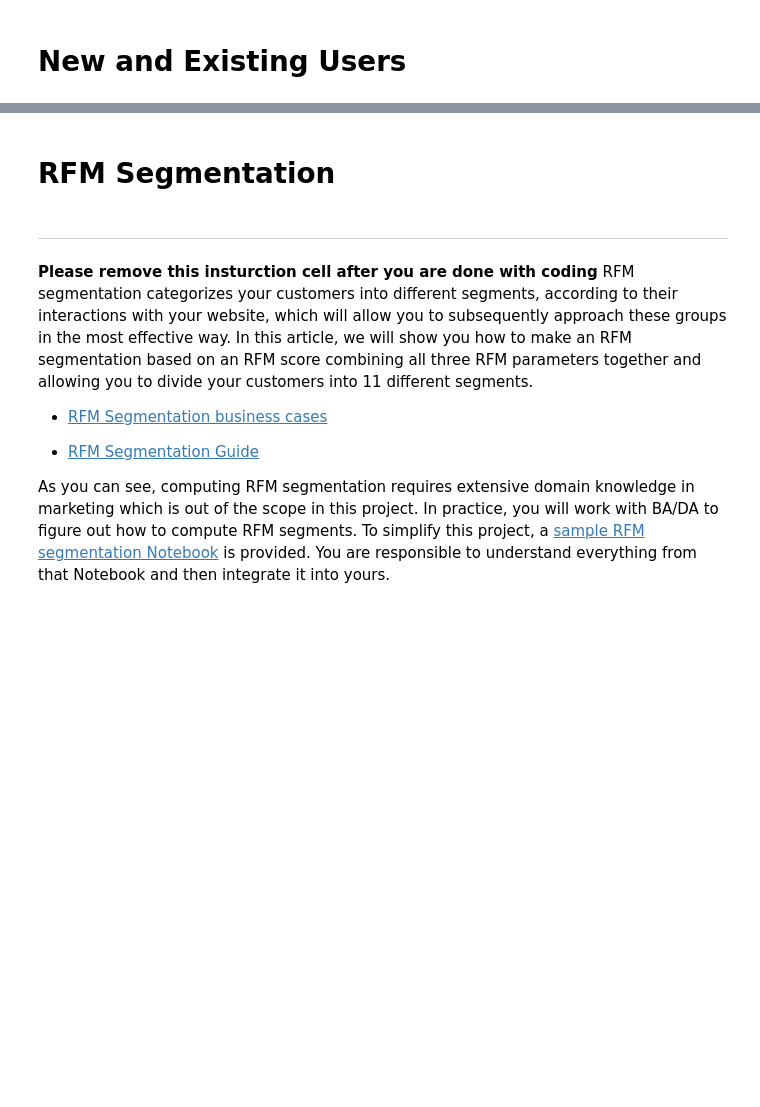
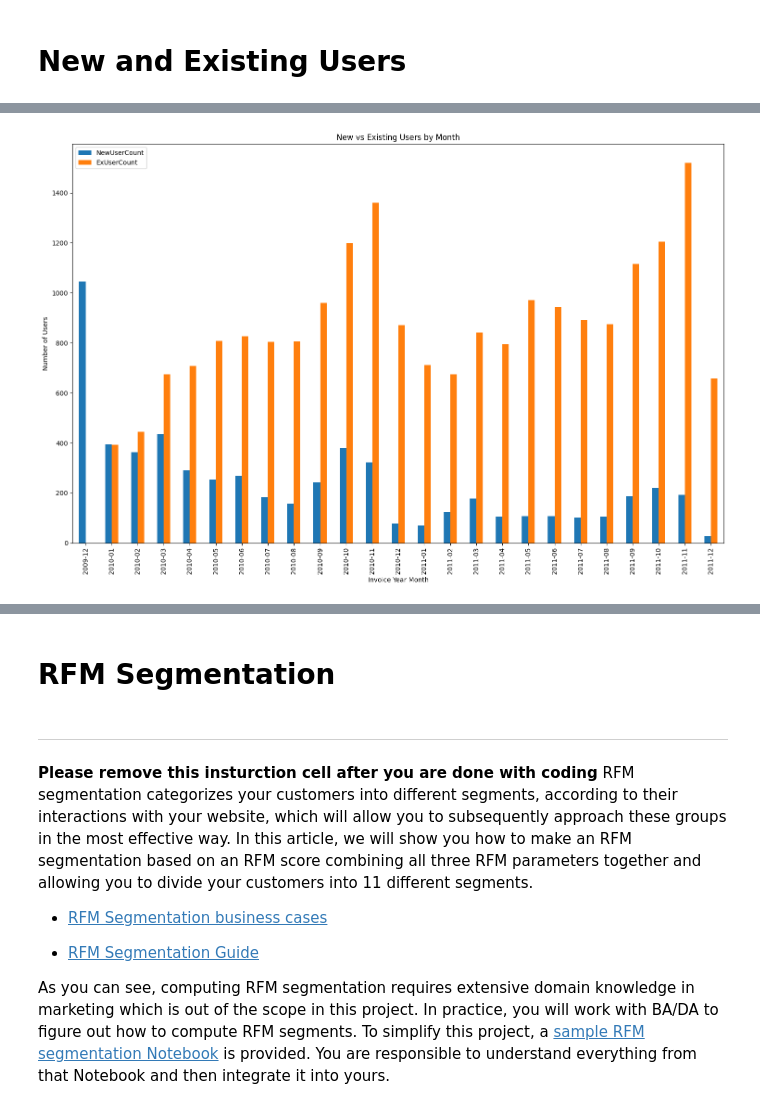
Before and after one commit to jarviscanada/jarvis_data_eng_FraserRaney, a Jupyter notebook: python_data_analytics/python_data_wrangling/retail_data_analytics_wrangling.ipynb, the cells around one changed output, grey strips where cells are left out. Cells and saved outputs as stored; diff of their text form; code cells hidden in the pictures; blank space fills up the shorter version.

```diff
--- a/python_data_analytics/python_data_wrangling/retail_data_analytics_wrangling.ipynb
+++ b/python_data_analytics/python_data_wrangling/retail_data_analytics_wrangling.ipynb
@@ -274,3 +295,38 @@ summary.reset_index().plot(
+# %%
+first_purchase = (
+    retail_df.groupby("customer_id")["Month"]
+    .min()
+    .reset_index()
+    .rename(columns={"Month": "FirstPurchaseMonth"})
+)
+retail_df_copy = retail_df.merge(first_purchase, on="customer_id", how="left")
+retail_df_copy["NewUser"] = (
+    retail_df_copy["Month"] == retail_df_copy["FirstPurchaseMonth"]
+)
+monthly_users = (
+    retail_df_copy.drop_duplicates(["customer_id", "Month"])
+    .groupby(["Month", "NewUser"])["customer_id"]
+    .nunique()
+    .unstack()
+    .fillna(0)
+    .sort_index()
+)
+monthly_users.columns = ["ExUserCount", "NewUserCount"]
+monthly_users = monthly_users[["NewUserCount", "ExUserCount"]]
+# %%
+ax = monthly_users.plot(
+    kind="bar",
+    figsize=(15, 10),
+)
+
+plt.xticks(rotation=90)
+plt.title("New vs Existing Users by Month")
+plt.xlabel("Invoice Year Month")
+plt.ylabel("Number of Users")
+plt.tight_layout()
+plt.show()
+# %% [output]
+[figure, added]
 # %% [markdown]
 ## Finding RFM
 
```
Also changed, not shown: parts of 9 cells of this notebook.
